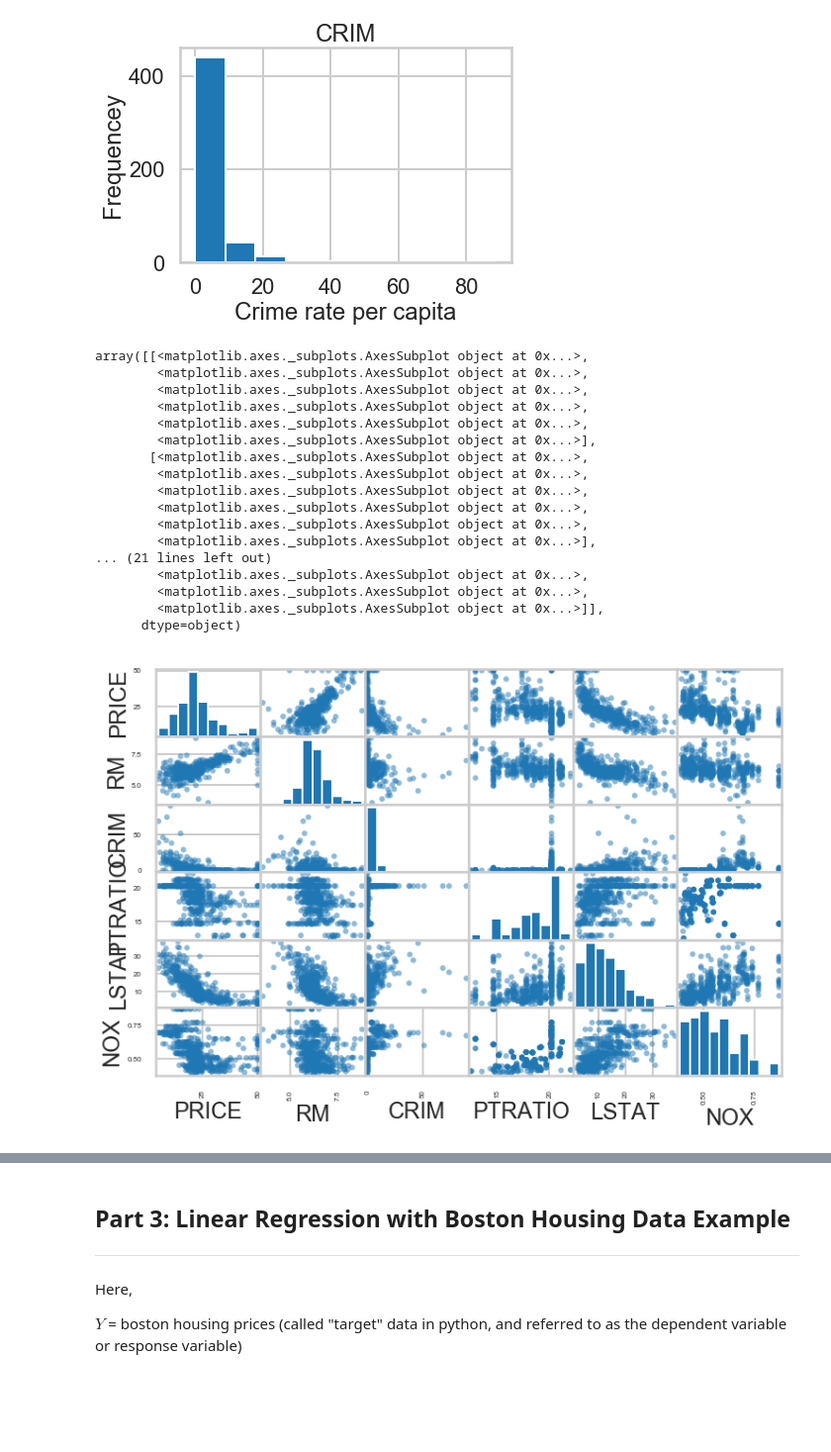
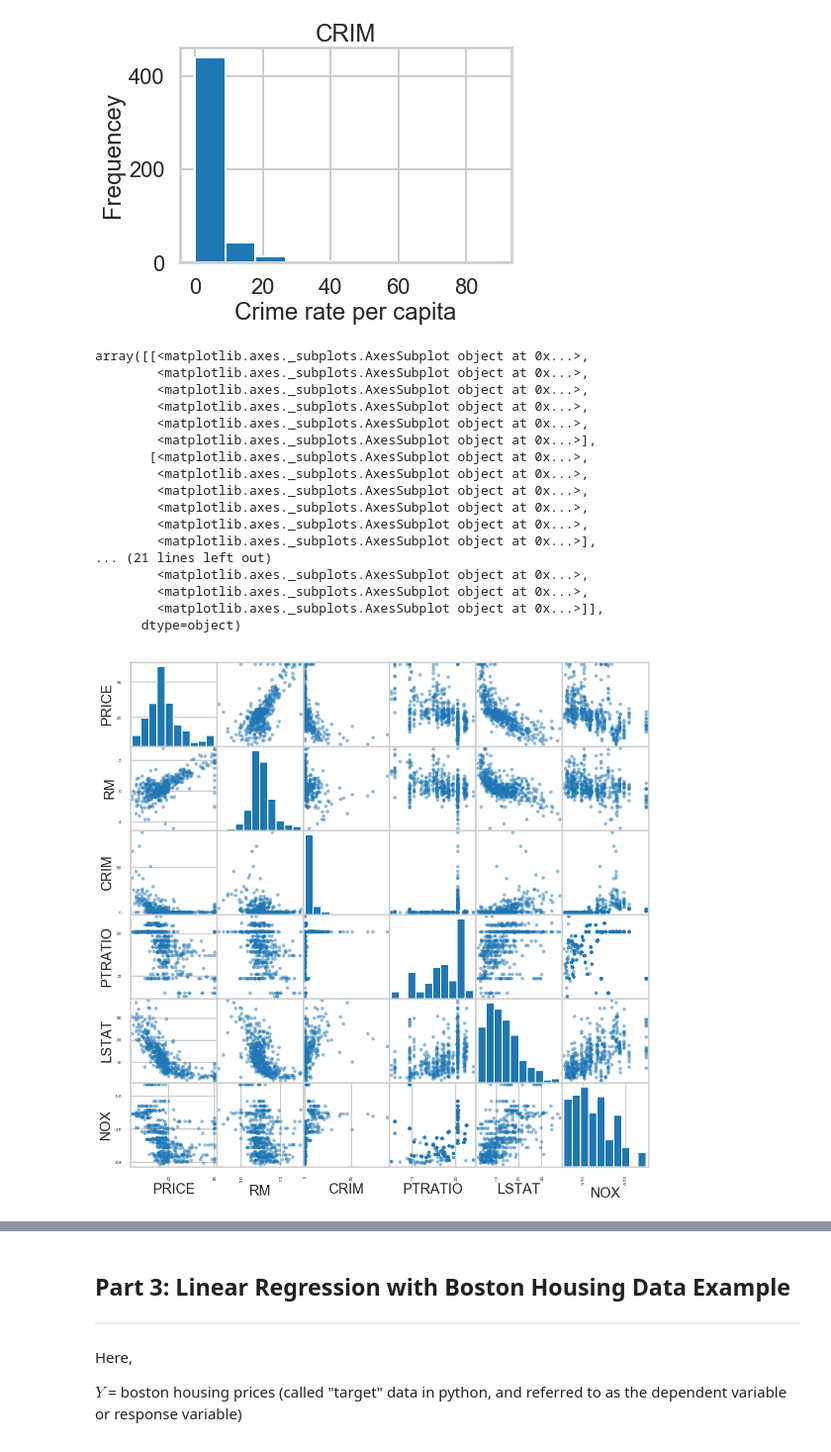
Before and after one commit to parasdoshicom/SpringboardDSIntensive, a Jupyter notebook: Mini_Project_Linear_Regression-With-Answer.ipynb, the cells around one changed output, grey strips where cells are left out. Shown at 99% size. Cells and saved outputs as stored; diff of their text form; code cells hidden in the pictures; blank space fills up the shorter version.

```diff
--- a/Mini_Project_Linear_Regression-With-Answer.ipynb
+++ b/Mini_Project_Linear_Regression-With-Answer.ipynb
@@ -443,25 +452,25 @@ Text(0, 0.5, 'Frequencey')
 # %%
 
 from pandas.tools.plotting import scatter_matrix
 attributes = ["PRICE", "RM", "CRIM","PTRATIO","LSTAT","NOX"]
-scatter_matrix(bos[attributes], figsize=(12, 8))
+scatter_matrix(bos[attributes], figsize=(16, 16))
 plt.savefig('matrix.png')
 # %% [output]
 array([[<matplotlib.axes._subplots.AxesSubplot object at 0x...>,
         <matplotlib.axes._subplots.AxesSubplot object at 0x...>,
         <matplotlib.axes._subplots.AxesSubplot object at 0x...>,
         <matplotlib.axes._subplots.AxesSubplot object at 0x...>,
         <matplotlib.axes._subplots.AxesSubplot object at 0x...>,
         <matplotlib.axes._subplots.AxesSubplot object at 0x...>],
        [<matplotlib.axes._subplots.AxesSubplot object at 0x...>,
         <matplotlib.axes._subplots.AxesSubplot object at 0x...>,
         <matplotlib.axes._subplots.AxesSubplot object at 0x...>,
         <matplotlib.axes._subplots.AxesSubplot object at 0x...>,
         <matplotlib.axes._subplots.AxesSubplot object at 0x...>,
         <matplotlib.axes._subplots.AxesSubplot object at 0x...>],
 ... (21 lines left out)
         <matplotlib.axes._subplots.AxesSubplot object at 0x...>,
         <matplotlib.axes._subplots.AxesSubplot object at 0x...>,
         <matplotlib.axes._subplots.AxesSubplot object at 0x...>]],
       dtype=object)
-[figure, old version]
+[figure, new version]
```
Also changed, not shown: parts of 14 cells of this notebook.
